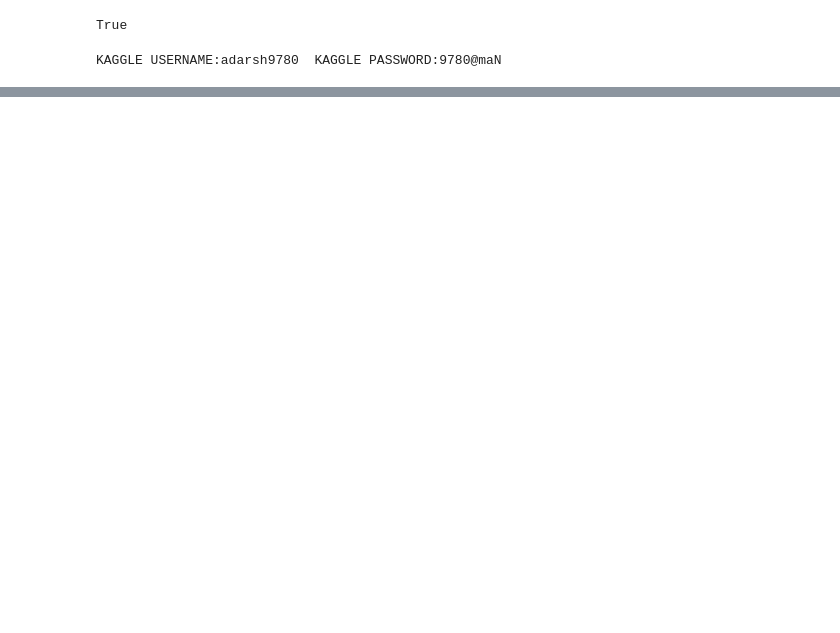
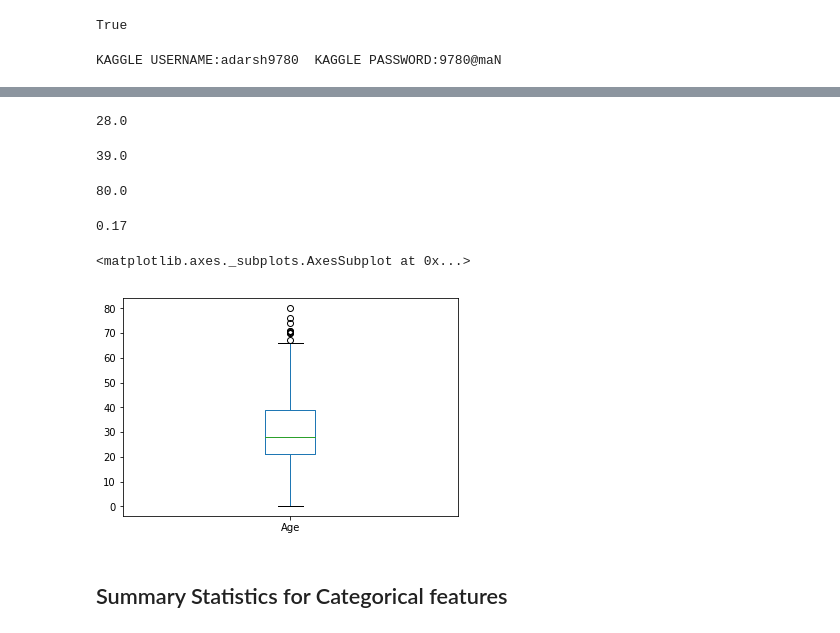
Before and after one commit to adarsh9780/titanic, a Jupyter notebook: notebooks/titanic.ipynb, the cells around one changed output, grey strips where cells are left out. Drawn from its saved outputs; the diff is of its cells as text; code cells hidden in the pictures; blank space fills up the shorter version.

Commit message:
Exploratory data Analysis-1/2

```diff
--- a/notebooks/titanic.ipynb
+++ b/notebooks/titanic.ipynb
@@ -43,0 +50,7 @@ response = urllib.request.urlretrieve("https://www.kaggle.com/c/3136/download-al
+# %%
+raw_data_path = os.path.join(os.pardir, 'data', 'raw')
+train_data_path = os.path.join(raw_data_path, 'train.csv')
+test_data_path = os.path.join(raw_data_path, 'test.csv')
+# %%
+train_df = pd.read_csv(train_data_path)
+test_df = pd.read_csv(test_data_path)
@@ -43,0 +111,3 @@ response = urllib.request.urlretrieve("https://www.kaggle.com/c/3136/download-al
+# %%
+# add a column named Survived in test_df
+test_df['Survived'] = -1
@@ -43,0 +134,5 @@ response = urllib.request.urlretrieve("https://www.kaggle.com/c/3136/download-al
+# %%
+# create a new df
+# axis = 0 --> join the second below first, ROW WISE
+# axis = 1 --> join the second along first, COLUMN WISE
+df = pd.concat((train_df, test_df), axis=0)
@@ -43,0 +367,16 @@ response = urllib.request.urlretrieve("https://www.kaggle.com/c/3136/download-al
+# %%
+df["Age"].quantile(.5)
+# %% [output]
+28.0
+# %%
+df["Age"].quantile(.75)
+# %% [output]
+39.0
+# %%
+df["Age"].quantile(1)
+# %% [output]
+80.0
+# %%
+df["Age"].quantile(0)
+# %% [output]
+0.17
@@ -43,0 +385,7 @@ response = urllib.request.urlretrieve("https://www.kaggle.com/c/3136/download-al
+# %%
+df['Age'].plot(kind='box')
+# %% [output]
+<matplotlib.axes._subplots.AxesSubplot at 0x...>
+[figure, added]
+# %% [markdown]
+## Summary Statistics for Categorical features
```
Also changed, not shown: parts of 77 cells of this notebook.
